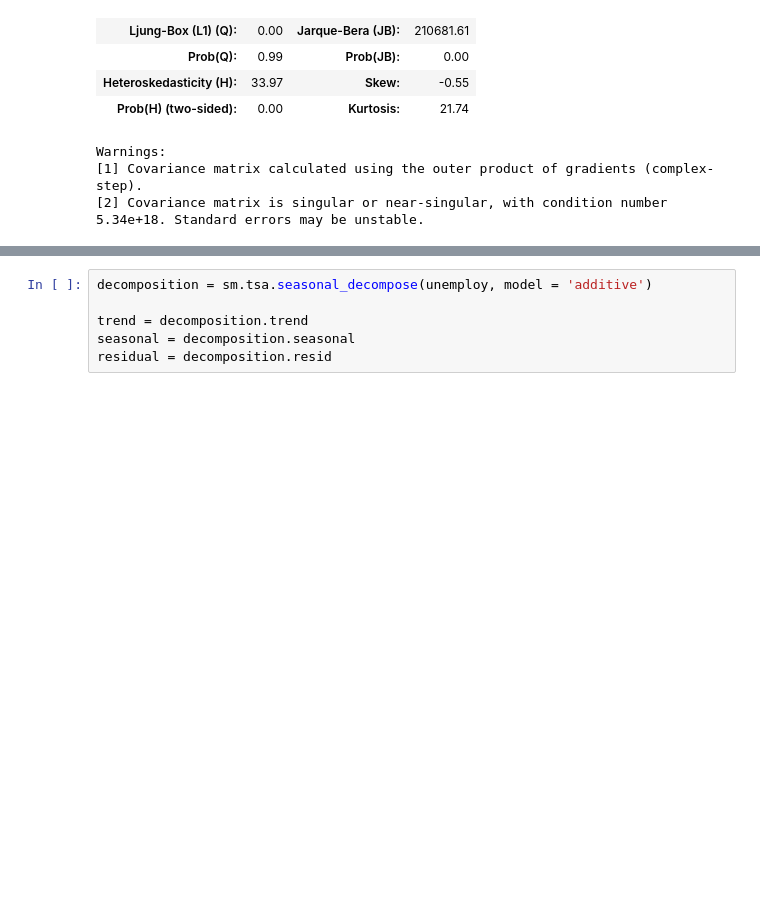
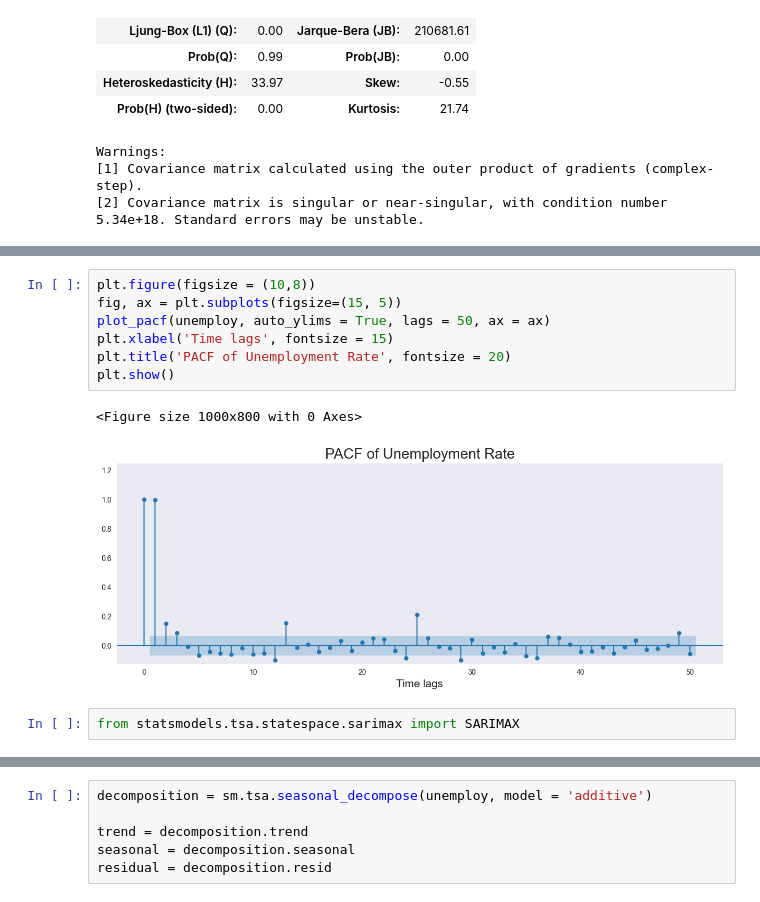
Before and after one commit to Tommylee1013/JapaneseIssue, a Jupyter notebook: TimeSeries.ipynb, the cells around one changed output, grey strips where cells are left out. Drawn from its saved outputs; the diff is of its cells as text; blank space fills up the shorter version.

```diff
--- a/TimeSeries.ipynb
+++ b/TimeSeries.ipynb
@@ -243,0 +255,12 @@ Warnings:
+# %%
+plt.figure(figsize = (10,8))
+fig, ax = plt.subplots(figsize=(15, 5))
+plot_pacf(unemploy, auto_ylims = True, lags = 50, ax = ax)
+plt.xlabel('Time lags', fontsize = 15)
+plt.title('PACF of Unemployment Rate', fontsize = 20)
+plt.show()
+# %% [output]
+<Figure size 1000x800 with 0 Axes>
+[figure, added]
+# %%
+from statsmodels.tsa.statespace.sarimax import SARIMAX
```
Also changed, not shown: parts of 3 cells of this notebook.
